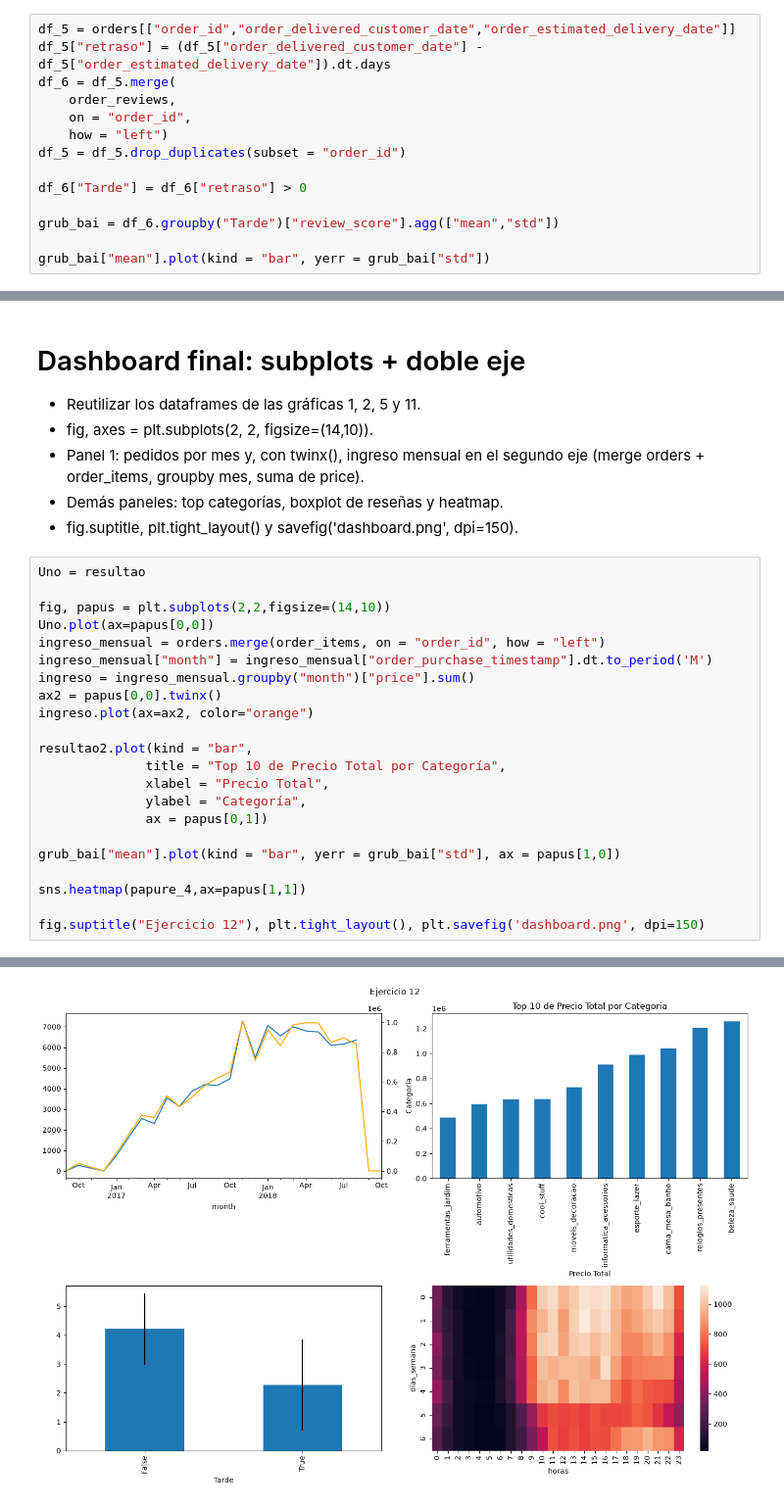
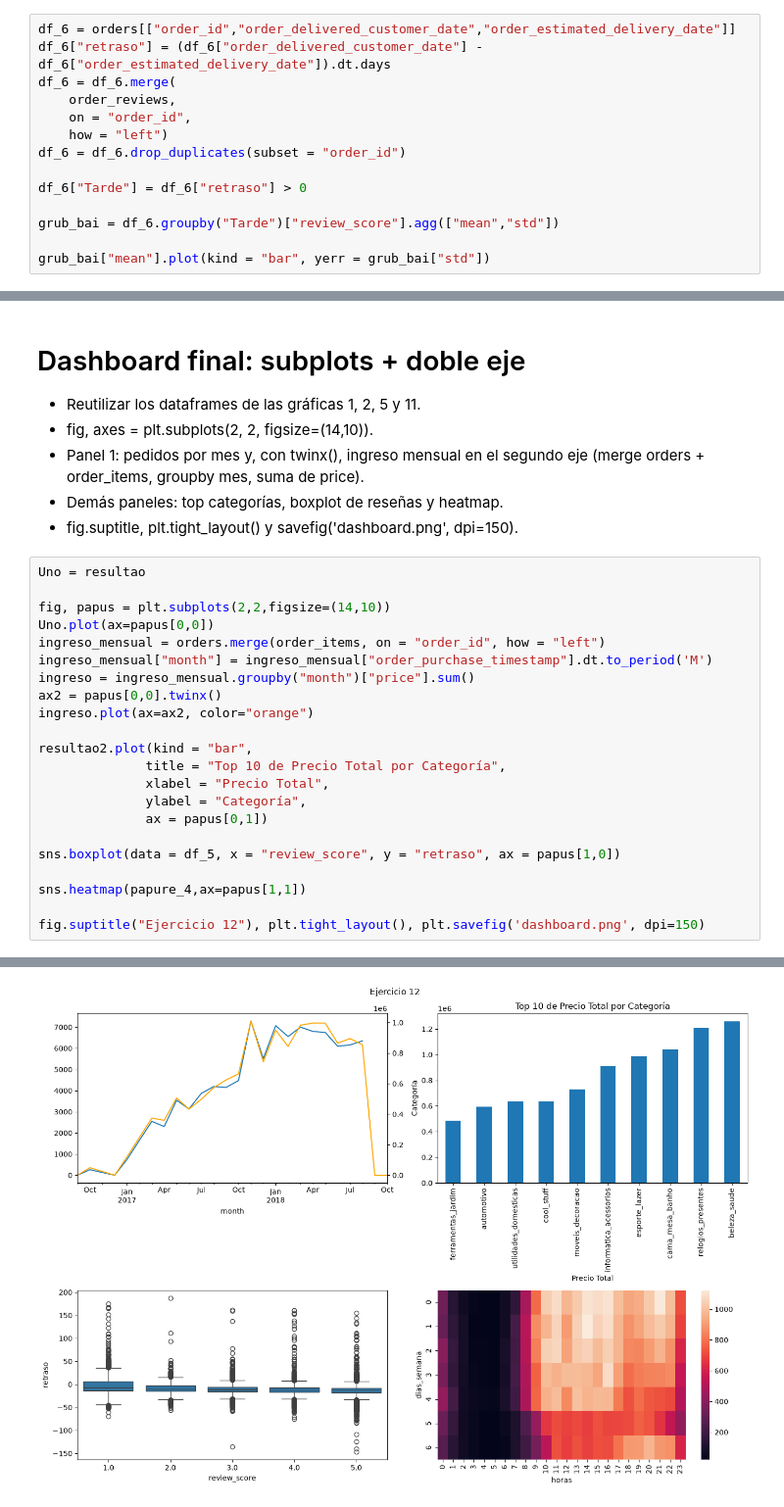
Before and after one commit to KMG1304/Tareas, a Jupyter notebook: Graficas 2.ipynb, the cells around one changed output, grey strips where cells are left out. Shown at 98% size. Drawn from its saved outputs; the diff is of its cells as text.

```diff
--- a/Graficas 2.ipynb
+++ b/Graficas 2.ipynb
@@ -203,13 +203,13 @@ plt.show()
 * groupby('tarde') → mean y std de review_score.
 * Graficar barras con yerr=std.
 # %%
-df_5 = orders[["order_id","order_delivered_customer_date","order_estimated_delivery_date"]]
-df_5["retraso"] = (df_5["order_delivered_customer_date"] - df_5["order_estimated_delivery_date"]).dt.days
-df_6 = df_5.merge(
+df_6 = orders[["order_id","order_delivered_customer_date","order_estimated_delivery_date"]]
+df_6["retraso"] = (df_6["order_delivered_customer_date"] - df_6["order_estimated_delivery_date"]).dt.days
+df_6 = df_6.merge(
     order_reviews,
     on = "order_id",
     how = "left")
-df_5 = df_5.drop_duplicates(subset = "order_id")
+df_6 = df_6.drop_duplicates(subset = "order_id")
 
 df_6["Tarde"] = df_6["retraso"] > 0
 
@@ -359,25 +368,25 @@ for i in range(7):
 # %%
 Uno = resultao
 
 fig, papus = plt.subplots(2,2,figsize=(14,10))
 Uno.plot(ax=papus[0,0])
 ingreso_mensual = orders.merge(order_items, on = "order_id", how = "left")
 ingreso_mensual["month"] = ingreso_mensual["order_purchase_timestamp"].dt.to_period('M')
 ingreso = ingreso_mensual.groupby("month")["price"].sum()
 ax2 = papus[0,0].twinx()
 ingreso.plot(ax=ax2, color="orange")
 
 resultao2.plot(kind = "bar",
               title = "Top 10 de Precio Total por Categoría",
               xlabel = "Precio Total",
               ylabel = "Categoría",
               ax = papus[0,1])
 
-grub_bai["mean"].plot(kind = "bar", yerr = grub_bai["std"], ax = papus[1,0])
+sns.boxplot(data = df_5, x = "review_score", y = "retraso", ax = papus[1,0])
 
 sns.heatmap(papure_4,ax=papus[1,1])
 
 fig.suptitle("Ejercicio 12"), plt.tight_layout(), plt.savefig('dashboard.png', dpi=150)
 # %% [output]
 (Text(0.5, 0.98, 'Ejercicio 12'), None, None)
-[figure, old version]
+[figure, new version]
```
Also changed, not shown: parts of 4 cells of this notebook.
